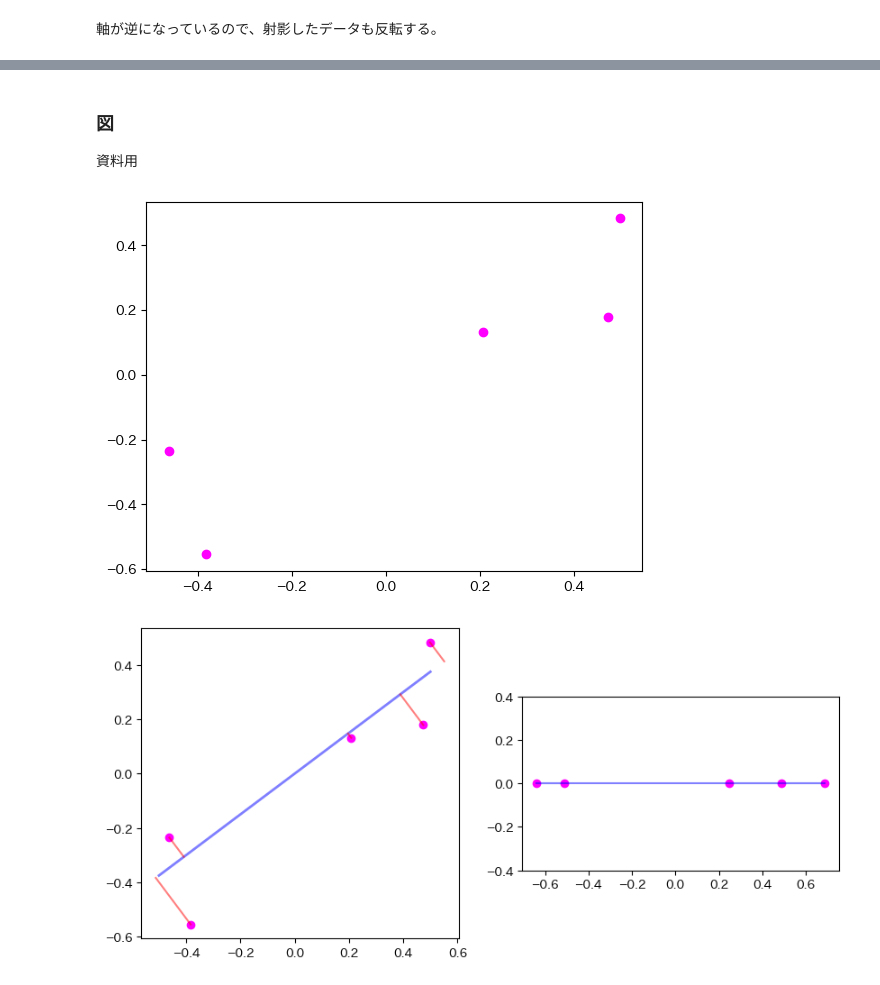
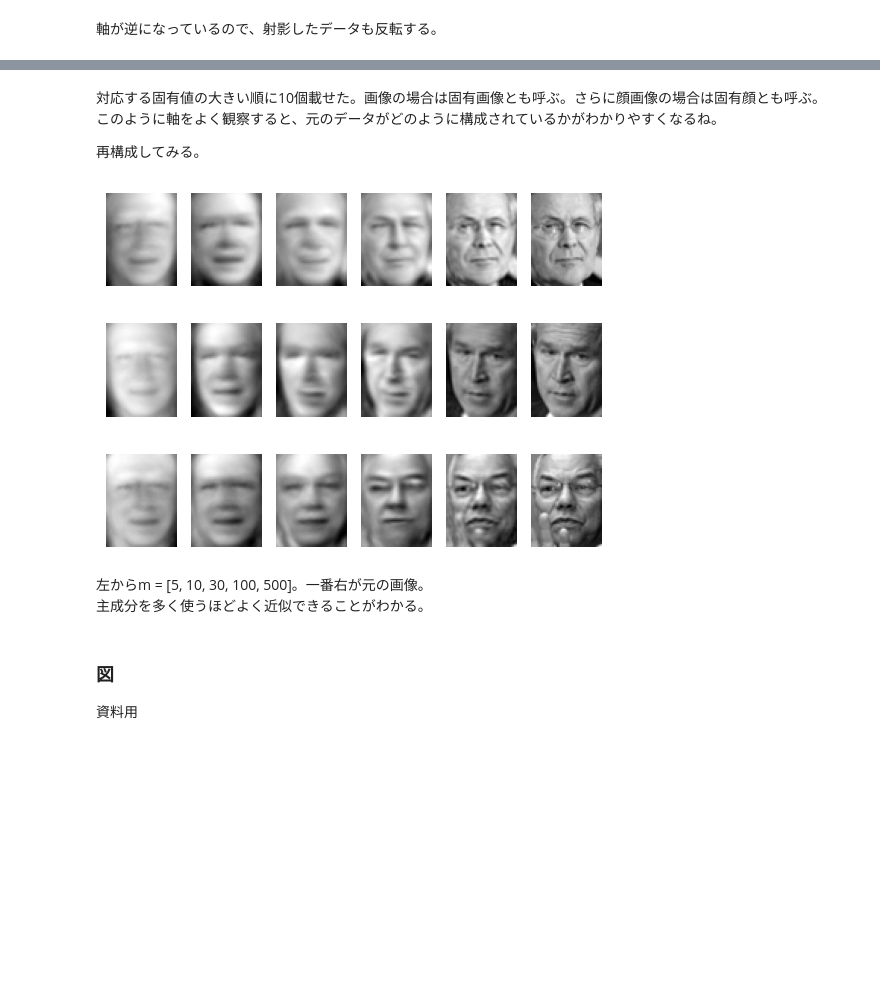
Before and after one commit to misya11p/dimensionality-reduction, a Jupyter notebook: PCA.ipynb, the cells around one changed output, grey strips where cells are left out. Saved outputs shown, nothing was run; the diff lists cells and outputs as text; code cells hidden in the pictures; blank space fills up the shorter version.

```diff
--- a/PCA.ipynb
+++ b/PCA.ipynb
@@ -314,39 +374,33 @@ ax2.set_title('特異値分解');
+# %% [markdown]
+対応する固有値の大きい順に10個載せた。画像の場合は固有画像とも呼ぶ。さらに顔画像の場合は固有顔とも呼ぶ。
+このように軸をよく観察すると、元のデータがどのように構成されているかがわかりやすくなるね。
+
+再構成してみる。
+# %%
+n_examples = 3
+ns = np.random.choice(n_samples, n_examples)
+ms = [5, 10, 30, 100, 500]
+fig, axes = plt.subplots(n_examples, len(ms) + 1)
+for n, axes_row in zip(ns, axes):
+    img_org = ds.data[n]
+    for m, ax in zip(ms, axes_row):
+        pc = pc_vec[:, :m]
+        img_rec = pc @ pc.T @ img_org
+        img_rec = img_rec.reshape(w, h)
+        ax.imshow(img_rec, cmap='gray')
+        ax.axis('off')
+    ax = axes_row[-1]
+    ax.imshow(ds.images[n], cmap='gray')
+    ax.axis('off')
+# %% [output]
+[figure, added]
+# %% [markdown]
+左からm = [5, 10, 30, 100, 500]。一番右が元の画像。
+主成分を多く使うほどよく近似できることがわかる。
 # %% [markdown]
 ### 図
 
 資料用
-# %%
-n = 5
-a = 3/4
-x1 = np.random.random(n) - 0.5
-x2 = a * x1
-x2 += 0.1 * np.random.randn(n)
-plt.scatter(x1, x2, color='magenta');
-# %% [output]
-[figure, removed]
-# %%
-fig, (ax1, ax2) = plt.subplots(1, 2, figsize=(10, 5))
-ax1.set_aspect('equal')
-ax2.set_ylim(-0.4, 0.4)
-ax2.set_aspect('equal')
-
-x = np.array([-0.5, 0.5])
-y = x * 3/4
-ax1.plot(x, y, color='blue', linewidth=2, alpha=0.5);
-
-p1 = (x2 + x1/a) / (a + 1/a)
-p2 = a * p1
-pc = (p1**2 + p2**2)**0.5 * np.sign(p1)
-
-for i in range(n):
-    ax1.plot([x1[i], p1[i]], [x2[i], p2[i]], color='red', alpha=0.5)
-ax1.scatter(x1, x2, color='magenta');
-
-zeros = np.zeros_like(pc)
-ax2.plot(pc, zeros, color='blue', alpha=0.5)
-ax2.scatter(pc, zeros, color='magenta');
-# %% [output]
-[figure, removed]
 # %%
 n = 15
 a = 3/4
```
Also changed, not shown: parts of 28 cells of this notebook.
